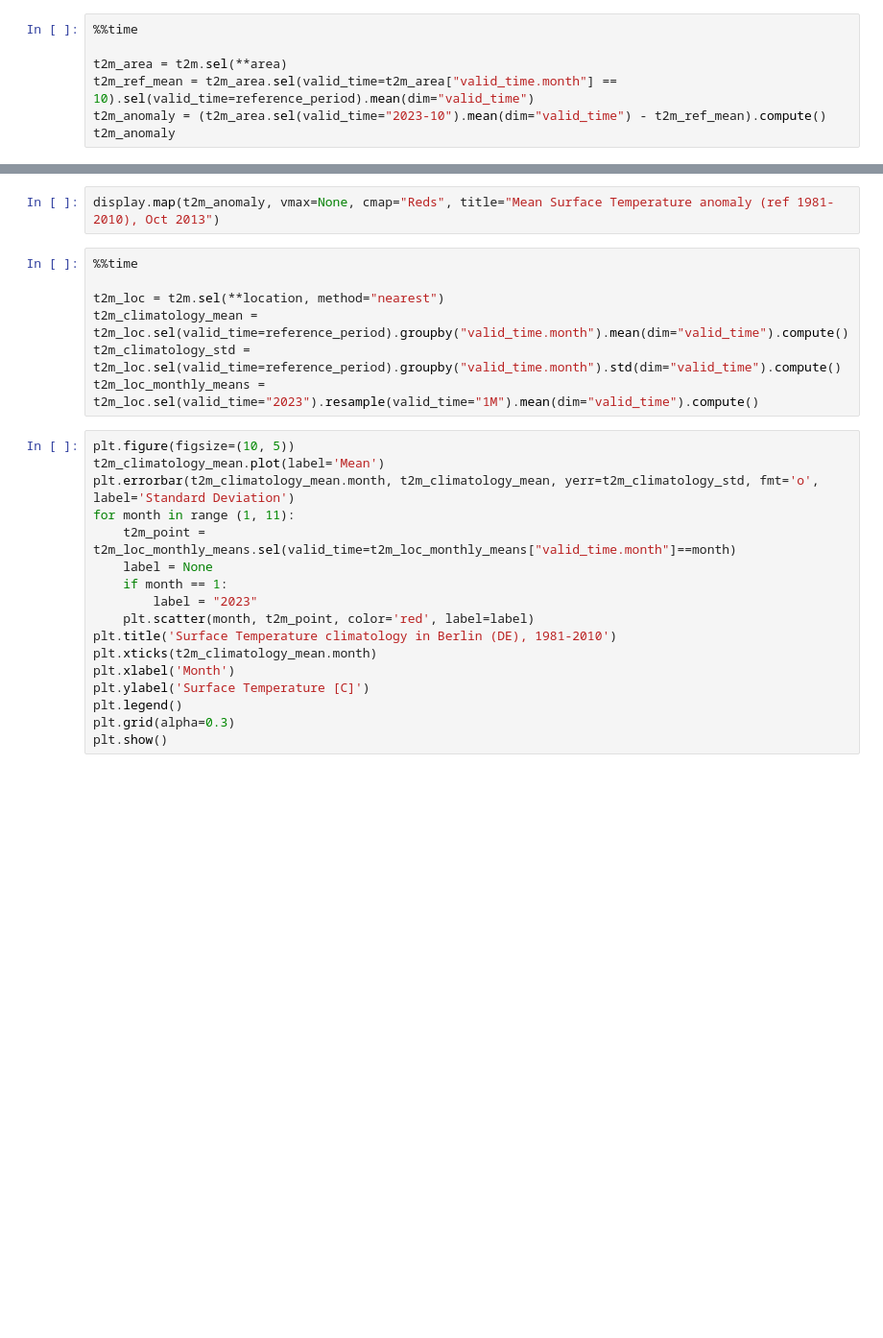
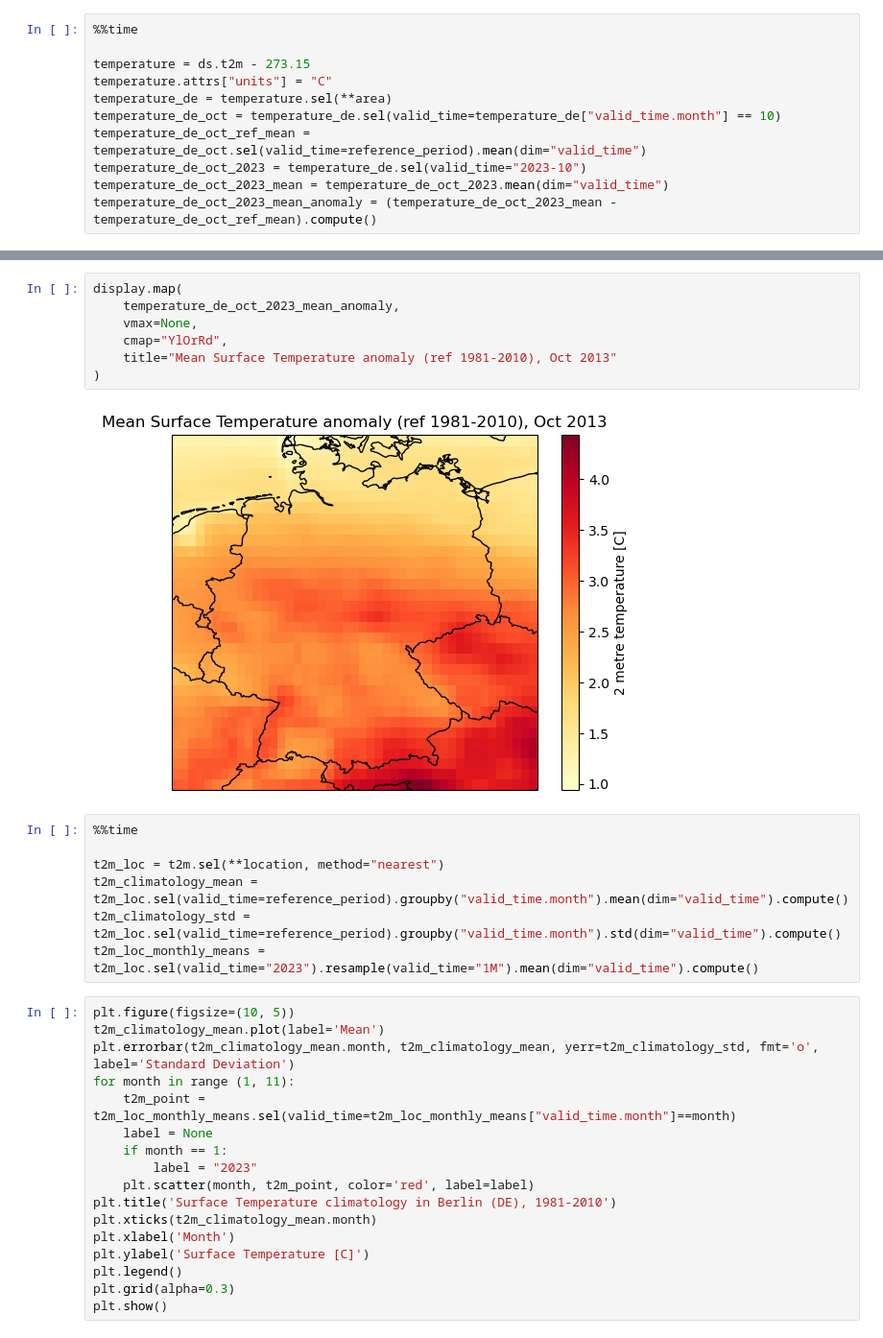
Before and after one commit to bopen/earthdatahub-notebooks, a Jupyter notebook: use-cases/reanalysis-era5-single-levels.ipynb, the cells around one changed output, grey strips where cells are left out. Shown at 96% size. Drawn from its saved outputs; the diff is of its cells as text; blank space fills up the shorter version.

```diff
--- a/use-cases/reanalysis-era5-single-levels.ipynb
+++ b/use-cases/reanalysis-era5-single-levels.ipynb
@@ -27,7 +154,11 @@ display.map(t2m_mean, vmax=None, cmap="Reds", title="Mean Surface Temperature, O
 # %%
 %%time
 
-t2m_area = t2m.sel(**area)
-t2m_ref_mean = t2m_area.sel(valid_time=t2m_area["valid_time.month"] == 10).sel(valid_time=reference_period).mean(dim="valid_time")
-t2m_anomaly = (t2m_area.sel(valid_time="2023-10").mean(dim="valid_time") - t2m_ref_mean).compute()
-t2m_anomaly
+temperature = ds.t2m - 273.15
+temperature.attrs["units"] = "C"
+temperature_de = temperature.sel(**area)
+temperature_de_oct = temperature_de.sel(valid_time=temperature_de["valid_time.month"] == 10)
+temperature_de_oct_ref_mean = temperature_de_oct.sel(valid_time=reference_period).mean(dim="valid_time")
+temperature_de_oct_2023 = temperature_de.sel(valid_time="2023-10")
+temperature_de_oct_2023_mean = temperature_de_oct_2023.mean(dim="valid_time")
+temperature_de_oct_2023_mean_anomaly = (temperature_de_oct_2023_mean - temperature_de_oct_ref_mean).compute()
@@ -34,5 +168,12 @@ t2m_anomaly
 # %%
-display.map(t2m_anomaly, vmax=None, cmap="Reds", title="Mean Surface Temperature anomaly (ref 1981-2010), Oct 2013")
+display.map(
+    temperature_de_oct_2023_mean_anomaly,
+    vmax=None,
+    cmap="YlOrRd",
+    title="Mean Surface Temperature anomaly (ref 1981-2010), Oct 2013"
+)
+# %% [output]
+[figure, added]
 # %%
 %%time
 
```
Also changed, not shown: parts of 13 cells of this notebook, 4 other files.
